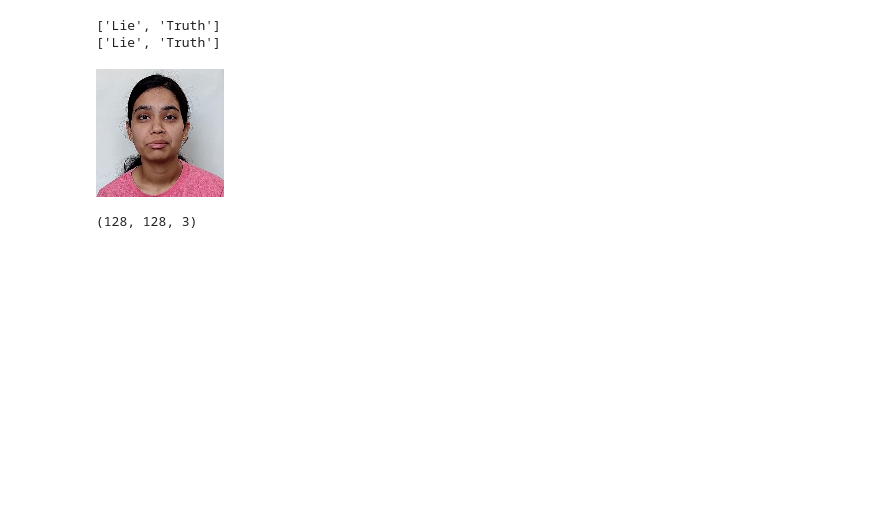
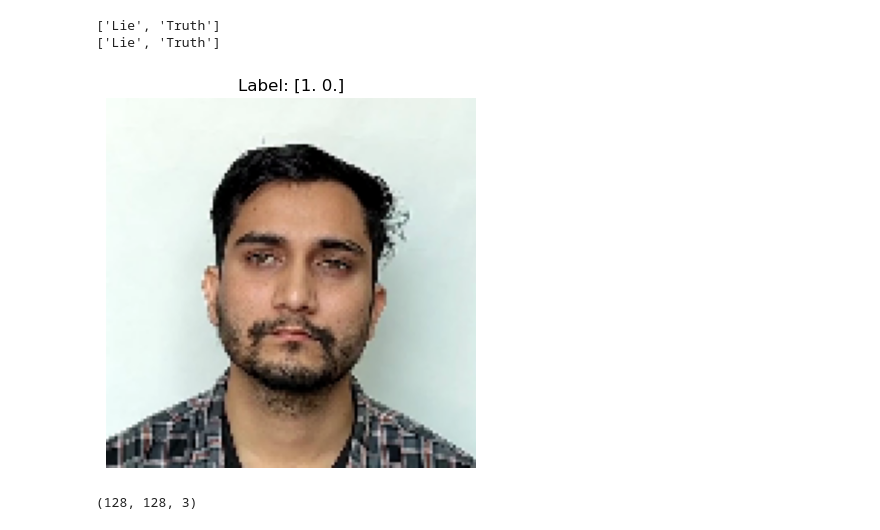
Before and after one commit to JavierFuenza/ResNet-Lie-Detector, a Jupyter notebook: ResNet-Lie-Detector.ipynb, the cells around one changed output. Saved outputs shown, nothing was run; the diff lists cells and outputs as text; code cells hidden in the pictures; blank space fills up the shorter version.

Commit message:
modelo creado, compilado y listo para entrenamiento, mas mejora en visualizacion de fotos

```diff
--- a/ResNet-Lie-Detector.ipynb
+++ b/ResNet-Lie-Detector.ipynb
@@ -42,5 +42,7 @@ Warning: Looks like you're using an outdated `kagglehub` version, please conside
 Path to dataset files: /home/jfuenzalida/.cache/kagglehub/datasets/devvratmathur/micro-expression-dataset-for-lie-detection/versions/3
 # %%
+path = '/home/jfuenzalida/.cache/kagglehub/datasets/devvratmathur/micro-expression-dataset-for-lie-detection/versions/3'
+
 train_path = path + "/Train/Train"
 test_path = path + "/Test/Test"
 
@@ -62,7 +64,7 @@ trainSet = image_dataset_from_directory(
     label_mode='categorical',
     image_size=(height, width),
     batch_size=batch_size,
-    shuffle=True,
+    shuffle=False,
     seed=65
 )
 # %% [output]
@@ -86,12 +88,16 @@ print(trainSet.class_names)
 ['Lie', 'Truth']
 ['Lie', 'Truth']
 # %%
-for images, labels in trainSet.take(1):
-  for i in range(images.shape[0]):
-    img_loaded = array_to_img(images[i])  # Convert the tensor to a PIL Image
-    display(img_loaded)
-    break  # Display only the first image of the batch
-  break
+# Obtener el primer batch del dataset
+for images, labels in trainSet.take(1):  # take(1) extrae el primer batch
+    first_image = images[0].numpy()  # Primera imagen del batch (tensor -> numpy array)
+    first_label = labels[0].numpy()  # Etiqueta correspondiente
+
+    # Mostrar la imagen
+    plt.imshow(first_image.astype('uint8'))  # Asegurar que los valores estén en [0, 255]
+    plt.title(f"Label: {first_label}")
+    plt.axis('off')  # Ocultar ejes
+    plt.show()
 # %% [output]
-[figure, old version]
+[figure, new version]
 # %%
```
Also changed, not shown: parts of 16 cells of this notebook.
